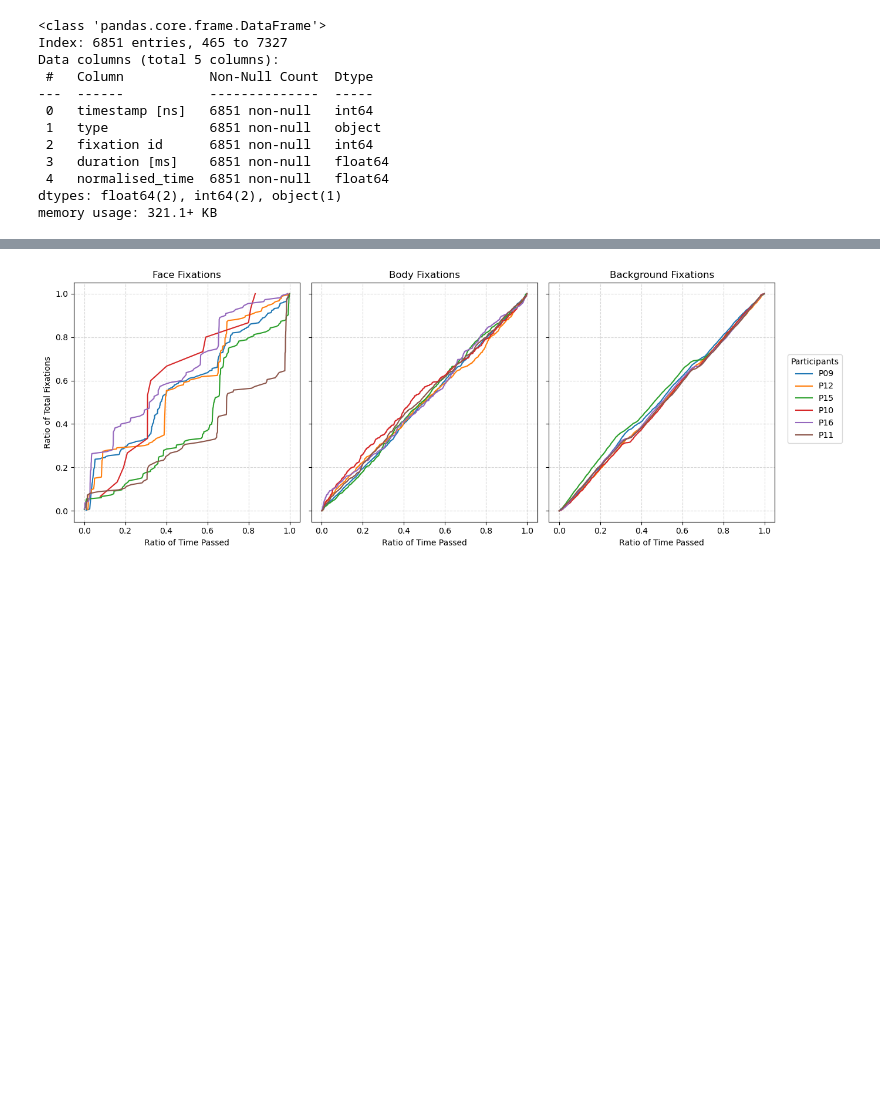
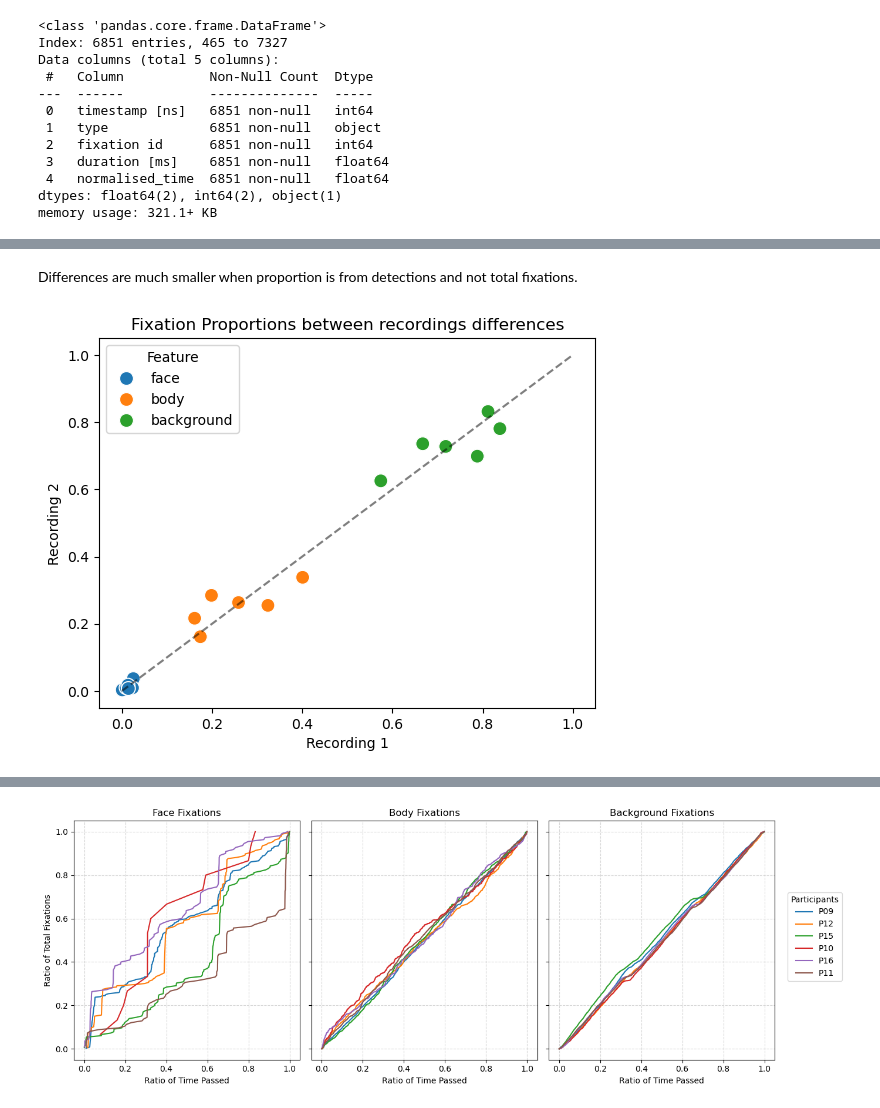
Before and after one commit to aliabugaga/Master-Thesis-Zaidan, a Jupyter notebook: fixations_analysis.ipynb, the cells around one changed output, grey strips where cells are left out. Drawn from its saved outputs; the diff is of its cells as text; code cells hidden in the pictures; blank space fills up the shorter version.

```diff
--- a/fixations_analysis.ipynb
+++ b/fixations_analysis.ipynb
@@ -238,0 +358,42 @@ participant_fixations_summary = fixation_analysis_df.groupby("Participant").agg(
+# %% [markdown]
+Differences are much smaller when proportion is from detections and not total fixations.
+# %%
+## plot and print of residuals (differences) of each fixation type proportion
+
+types = ["face", "body", "background"]
+
+differences = []
+
+for participant, group in fixation_analysis_df.groupby("Participant"):
+    if len(group) == 2:
+        for type in types:
+            # get values for the two recordings
+            vals = group[f"proportion {type}"].values
+
+            differences.append({
+                "Participant": participant,
+                "Feature": type,
+                "Recording 1": vals[0],
+                "Recording 2": vals[1],
+                "Absolute Difference": abs(vals[0] - vals[1])
+            })
+
+types_diff_df = pd.DataFrame(differences)
+#print(types_diff_df)
+
+sns.scatterplot(
+    data=types_diff_df,
+    x="Recording 1",
+    y="Recording 2",
+    hue="Feature",
+    #style="Participant",
+    s=100
+)
+
+plt.plot([0, 1], [0, 1], 'k--', alpha=0.5)  # line if there were no differences
+plt.title("Fixation Proportions between recordings differences")
+plt.xlabel("Recording 1")
+plt.ylabel("Recording 2")
+plt.show()
+# %% [output]
+[figure, added]
```
Also changed, not shown: parts of 18 cells of this notebook, 2 other files.
